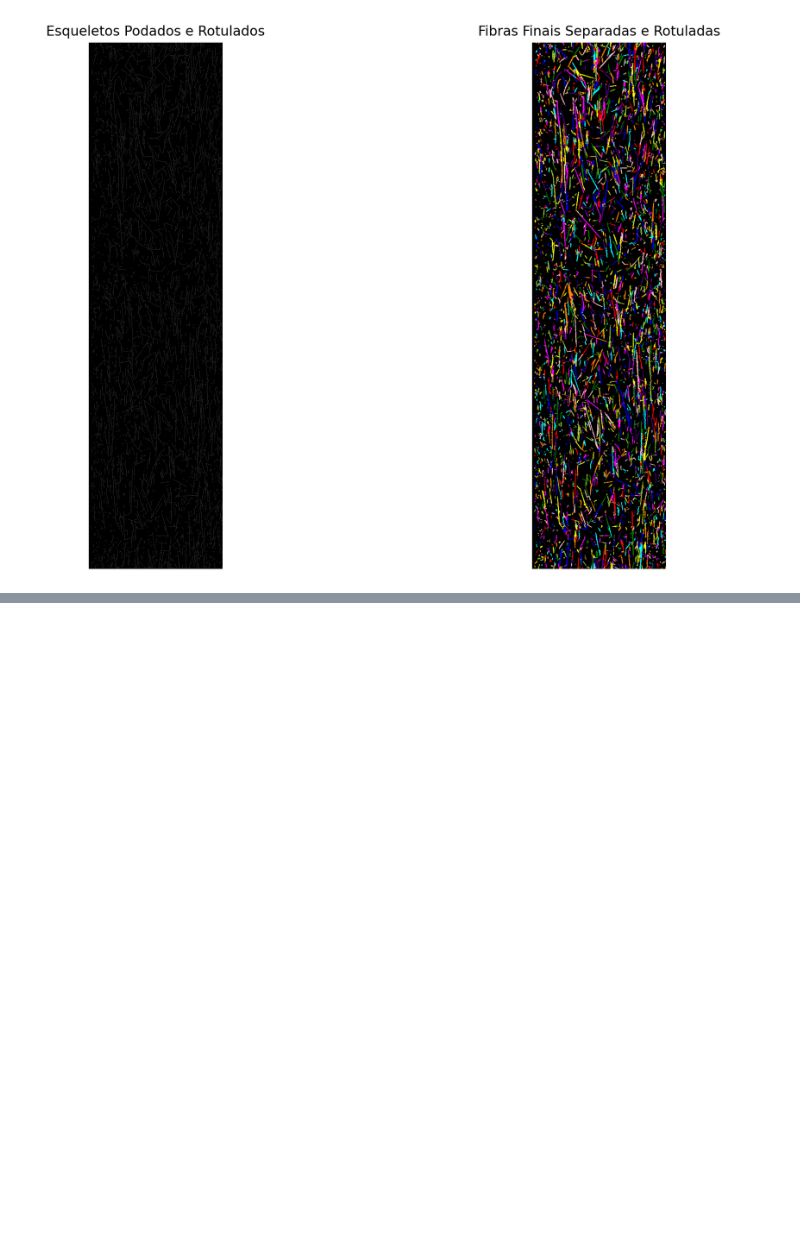
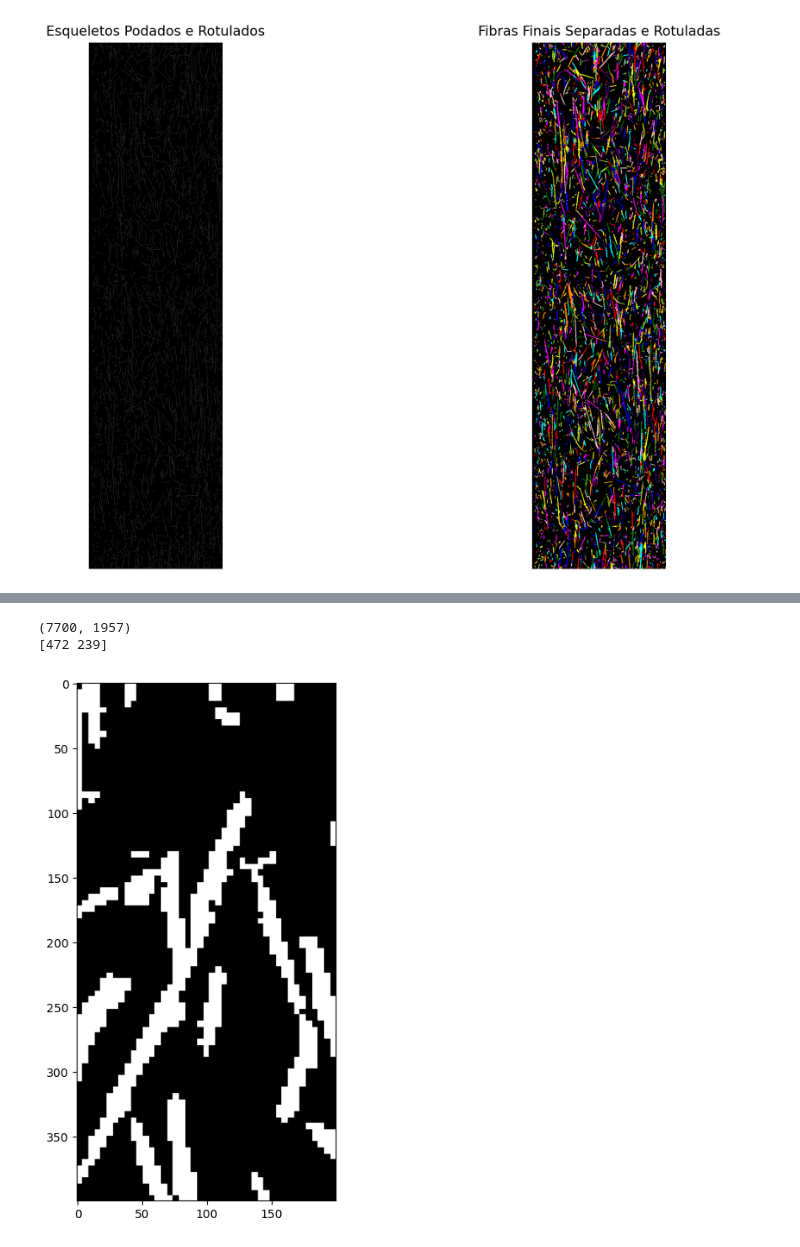
Before and after one commit to litc-ufmg/toronto-fibers, a Jupyter notebook: fiber_separation.ipynb, the cells around one changed output, grey strips where cells are left out. Saved outputs shown, nothing was run; the diff lists cells and outputs as text; code cells hidden in the pictures; blank space fills up the shorter version.

```diff
--- a/fiber_separation.ipynb
+++ b/fiber_separation.ipynb
@@ -349 +360,35 @@ Encontrados 5659 pontos de junção para análise.
+# %%
+# 986, 1234, 3546
+idx_junc = 367
+
+esqueleto = skeletonize(binaria_limpa)
+
+print(esqueleto.shape)
+
+print(coords_juncoes[idx_junc])
+
+coords = coords_juncoes[idx_junc]
+
+offset_vert = 50
+offset_horiz = 50
+
+# [7090, 1130], [6730, 870], [6700, 620]
+
+coords = [4600, 1000]
+
+offset_vert = 200
+offset_horiz = 100
+
+xmin = max(0, coords[1] - offset_horiz)
+xmax = min(esqueleto.shape[1], coords[1] + offset_horiz)
+ymin = max(0, coords[0] - offset_vert)
+ymax = min(esqueleto.shape[0], coords[0] + offset_vert)
+
+plt.figure(figsize=(16, 8), dpi=100)
+plt.imshow(binaria_limpa[ymin:ymax, xmin:xmax], cmap='gray')
+plt.show()
+# %% [output]
+(7700, 1957)
+[472 239]
+[figure, added]
 # %%
```
Also changed, not shown: parts of 4 cells of this notebook.
